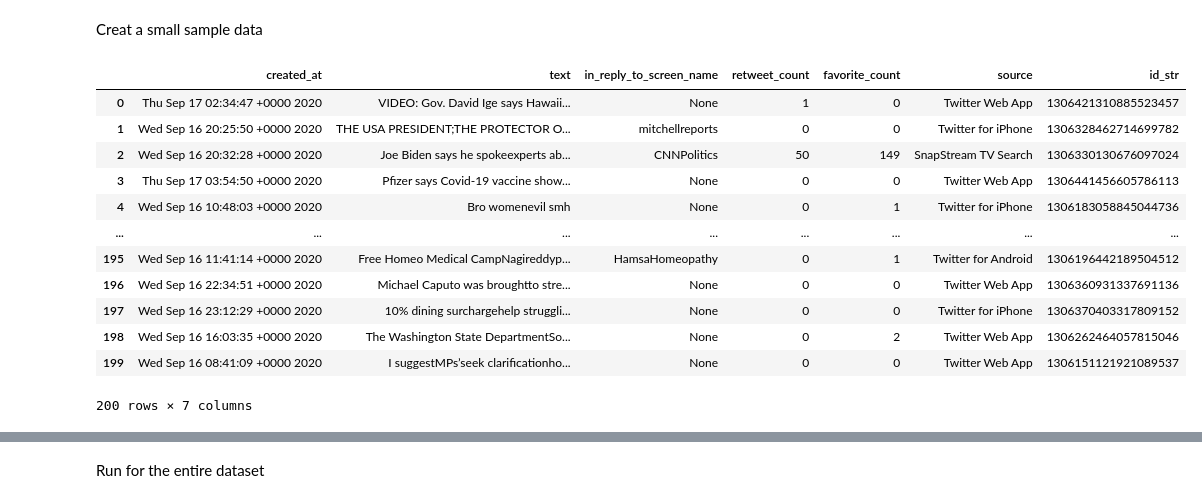
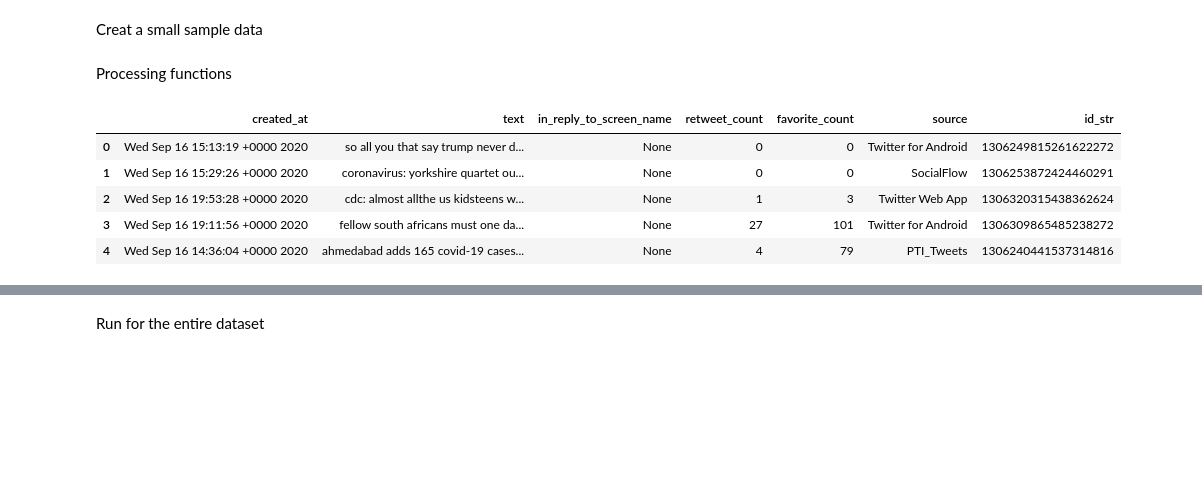
Before and after one commit to varya10/BDA_2021, a Jupyter notebook: BDA_Project.ipynb, the cells around one changed output, grey strips where cells are left out. Saved outputs shown, nothing was run; the diff lists cells and outputs as text; code cells hidden in the pictures; blank space fills up the shorter version.

Commit message:
updated functions

```diff
--- a/BDA_Project.ipynb
+++ b/BDA_Project.ipynb
@@ -48,9 +50,20 @@ def remove_user_mentions(text):
     clean_tweet = re.sub("#[A-Za-z0-9_]+","", clean_tweet)
     return clean_tweet
 
+def change_to_lowercase(text):
+    return text.lower()
+
 def remove_connecting_words(text):
-    clean_tweet = re.sub('\s+(a|an|and|the|is|from|as|our|it|in|by|at|to|of|on|be|this|up|so|are|has|if|was|for)(\s+)', '\2', text)
+    clean_tweet = re.sub('\s+(a|an|and|the|is|from|as|our|it|in|the|i|by|at|to|of|or|he|on|be|this|up|so|are|has|if|was|for|we)(\s+)', '\2', text)
     return clean_tweet
+
+def remove_returnchar(text):
+    clean_tweet = text.replace('\r','')
+    return clean_tweet
+
+def remove_newlines(text):
+    clean_tweet = text.replace('\n','')
+    return clean_tweet
 # %% [markdown]
 Creat a small sample data
 # %%
@@ -69,43 +82,36 @@ file = open("sample_data.json", "w")
 for i in sample:
   file.write(i)
 file.close() #This close() is important
+# %% [markdown]
+Processing functions
 # %%
-fileN = "sample_data.json"
-data = []
-with open(fileN, 'r') as f:
+complete_tweets = []
+with open('./tweets/sample_data.json', 'r') as f:
     for line in f:
-        data.append(json.loads(line))
+        complete_tweets.append(json.loads(line))
 
-
-tweet_df = pd.json_normalize(data)
-# Cleaner solution in case some of the fields in the list are non existent and/or have typos
+#Replace the spaces and enters
+tweet_df = pd.json_normalize(complete_tweets)
 tweet_df = tweet_df.loc[:, tweet_df.columns.isin(fieldsFilter)]
-
-tweet_df['text'] = tweet_df['text'].str.replace('\n','')
-tweet_df['text'] = tweet_df['text'].str.replace('\r','')
-
-
+tweet_df['text'] = tweet_df['text'].apply(lambda x : remove_newlines(x))
+tweet_df['text'] = tweet_df['text'].apply(lambda x : remove_returnchar(x))
 tweet_df['text'] = tweet_df['text'].apply(lambda x : remove_urls(x))
 tweet_df['text'] = tweet_df['text'].apply(lambda x : remove_twitter_urls(x))
 tweet_df['text'] = tweet_df['text'].apply(lambda x : remove_emoticons(x))
 tweet_df['text'] = tweet_df['text'].apply(lambda x : remove_emoji(x))
 tweet_df['text'] = tweet_df['text'].apply(lambda x : give_emoji_free_text(x))
 tweet_df['text'] = tweet_df['text'].apply(lambda x : remove_user_mentions(x))
+tweet_df['text'] = tweet_df['text'].apply(lambda x : change_to_lowercase(x))
 tweet_df['text'] = tweet_df['text'].apply(lambda x : remove_connecting_words(x))
+
+tweet_df.to_csv(r'cleaned_tweets\sample.csv')
 # %%
-tweet_df
+tweet_df.head()
 # %% [output]
 |  | created_at | text | in_reply_to_screen_name | retweet_count | favorite_count | source | id_str |
-| 0 | Thu Sep 17 02:34:47 +0000 2020 | VIDEO: Gov. David Ige says Hawaii... | None | 1 | 0 | Twitter Web App | 1306421310885523457 |
-| 1 | Wed Sep 16 20:25:50 +0000 2020 | THE USA PRESIDENT;THE PROTECTOR O... | mitchellreports | 0 | 0 | Twitter for iPhone | 1306328462714699782 |
-| 2 | Wed Sep 16 20:32:28 +0000 2020 | Joe Biden says he spokeexperts ab... | CNNPolitics | 50 | 149 | SnapStream TV Search | 1306330130676097024 |
-| 3 | Thu Sep 17 03:54:50 +0000 2020 | Pfizer says Covid-19 vaccine show... | None | 0 | 0 | Twitter Web App | 1306441456605786113 |
-| 4 | Wed Sep 16 10:48:03 +0000 2020 | Bro womenevil smh | None | 0 | 1 | Twitter for iPhone | 1306183058845044736 |
-| ... | ... | ... | ... | ... | ... | ... | ... |
-| 195 | Wed Sep 16 11:41:14 +0000 2020 | Free Homeo Medical CampNagireddyp... | HamsaHomeopathy | 0 | 1 | Twitter for Android | 1306196442189504512 |
-| 196 | Wed Sep 16 22:34:51 +0000 2020 | Michael Caputo was broughtto stre... | None | 0 | 0 | Twitter Web App | 1306360931337691136 |
-| 197 | Wed Sep 16 23:12:29 +0000 2020 | 10% dining surchargehelp struggli... | None | 0 | 0 | Twitter for iPhone | 1306370403317809152 |
-| 198 | Wed Sep 16 16:03:35 +0000 2020 | The Washington State DepartmentSo... | None | 0 | 2 | Twitter Web App | 1306262464057815046 |
-| 199 | Wed Sep 16 08:41:09 +0000 2020 | I suggestMPs’seek clarificationho... | None | 0 | 0 | Twitter Web App | 1306151121921089537 |
+| 0 | Wed Sep 16 15:13:19 +0000 2020 | so all you that say trump never d... | None | 0 | 0 | Twitter for Android | 1306249815261622272 |
+| 1 | Wed Sep 16 15:29:26 +0000 2020 | coronavirus: yorkshire quartet ou... | None | 0 | 0 | SocialFlow | 1306253872424460291 |
+| 2 | Wed Sep 16 19:53:28 +0000 2020 | cdc: almost allthe us kidsteens w... | None | 1 | 3 | Twitter Web App | 1306320315438362624 |
+| 3 | Wed Sep 16 19:11:56 +0000 2020 | fellow south africans must one da... | None | 27 | 101 | Twitter for Android | 1306309865485238272 |
+| 4 | Wed Sep 16 14:36:04 +0000 2020 | ahmedabad adds 165 covid-19 cases... | None | 4 | 79 | PTI_Tweets | 1306240441537314816 |
-200 rows × 7 columns
 # %%
```
Also changed, not shown: parts of 5 cells of this notebook.
